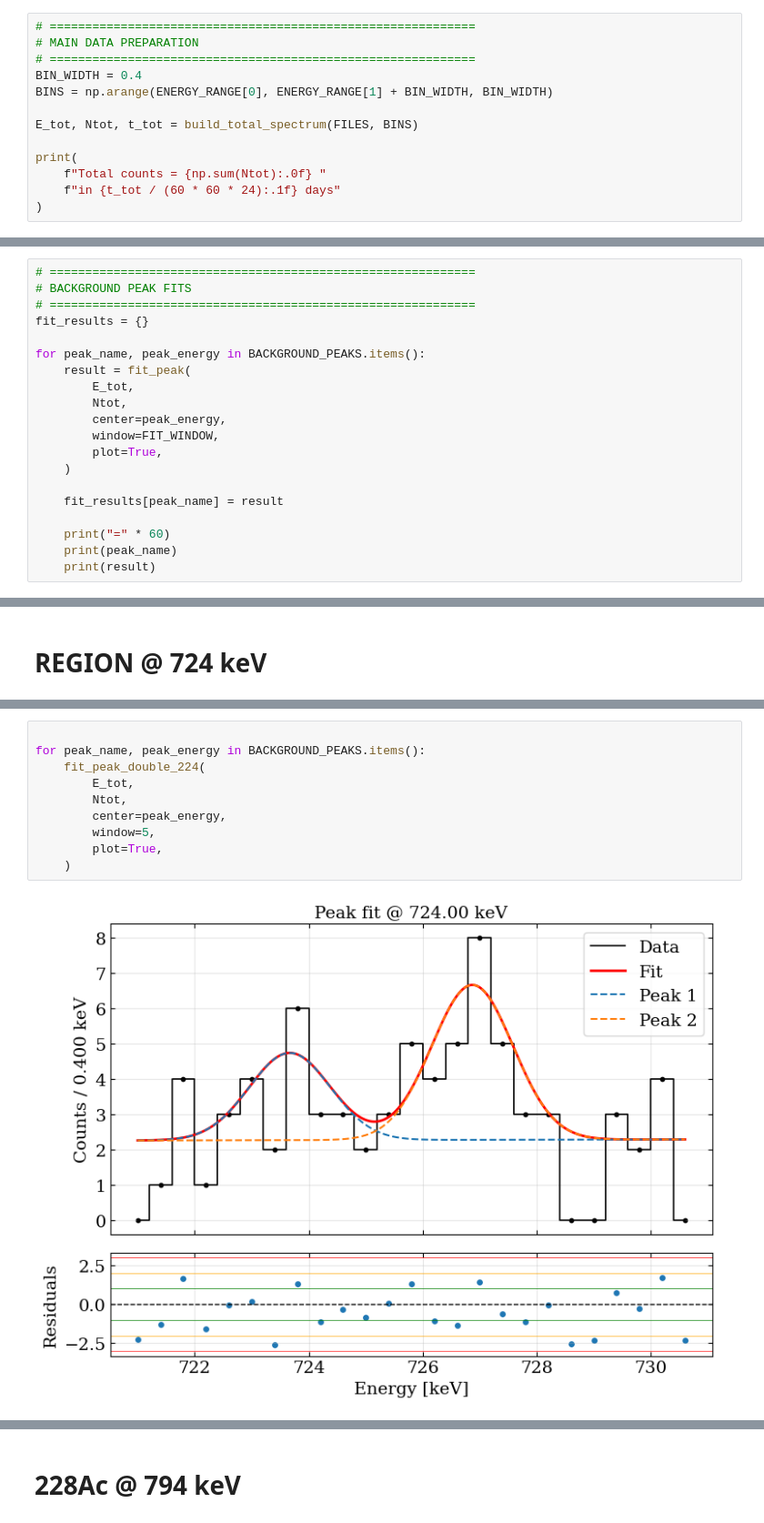
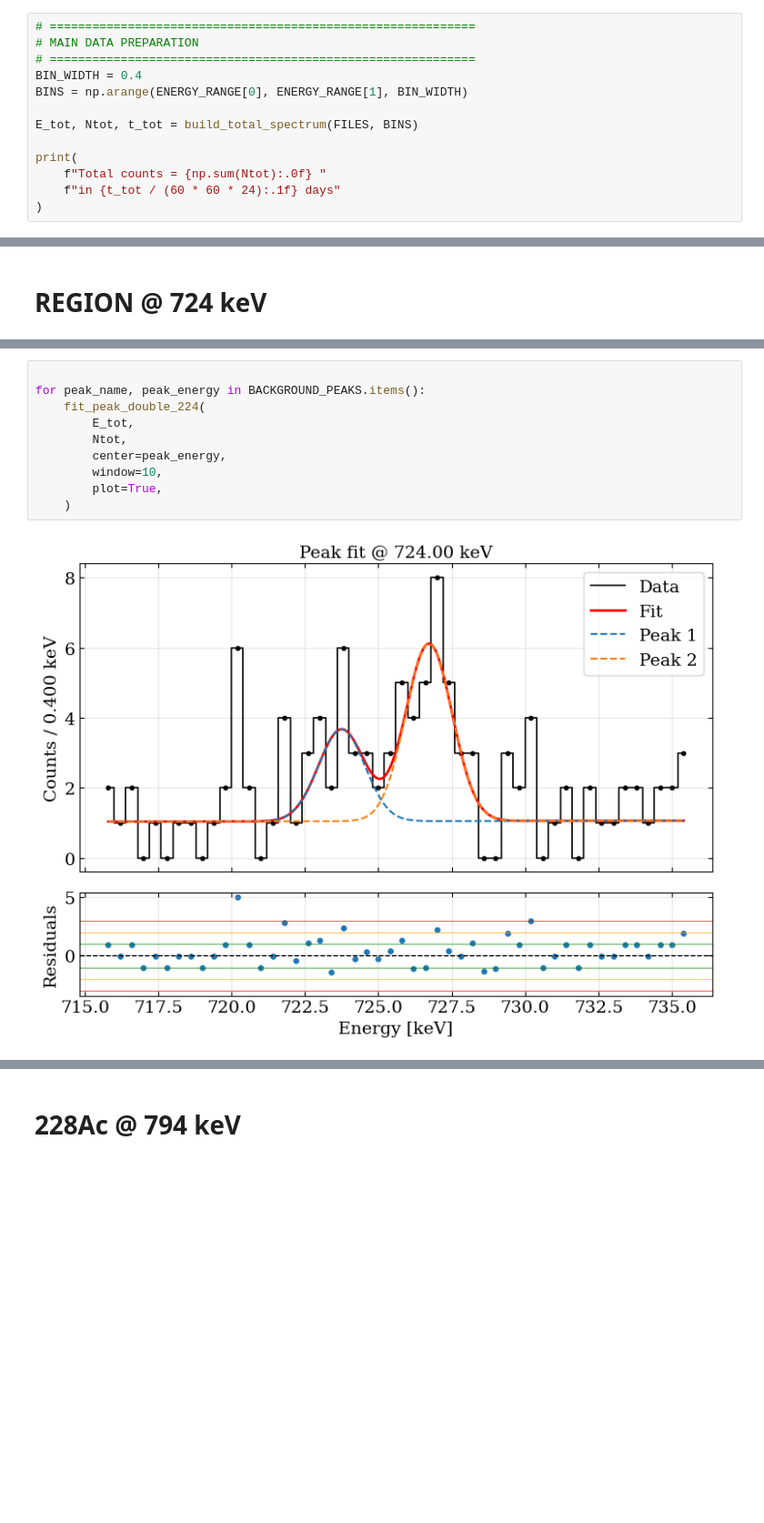
Before and after one commit to RitaF00/ZrO2-double-beta-decay, a Jupyter notebook: 96Zr/backgorund_characterization.ipynb, the cells around one changed output, grey strips where cells are left out. Shown at 91% size. Cells and saved outputs as stored; diff of their text form; blank space fills up the shorter version.

```diff
--- a/96Zr/backgorund_characterization.ipynb
+++ b/96Zr/backgorund_characterization.ipynb
@@ -261,7 +1264,7 @@ def build_total_spectrum(files_config, bins):
 # MAIN DATA PREPARATION
 # ============================================================
 BIN_WIDTH = 0.4
-BINS = np.arange(ENERGY_RANGE[0], ENERGY_RANGE[1] + BIN_WIDTH, BIN_WIDTH)
+BINS = np.arange(ENERGY_RANGE[0], ENERGY_RANGE[1], BIN_WIDTH)
 
 E_tot, Ntot, t_tot = build_total_spectrum(FILES, BINS)
 
@@ -775,20 +1328,0 @@ np.float64(0.9397409988008136)
-# %%
-# ============================================================
-# BACKGROUND PEAK FITS
-# ============================================================
-fit_results = {}
-
-for peak_name, peak_energy in BACKGROUND_PEAKS.items():
-    result = fit_peak(
-        E_tot,
-        Ntot,
-        center=peak_energy,
-        window=FIT_WINDOW,
-        plot=True,
-    )
-
-    fit_results[peak_name] = result
-
-    print("=" * 60)
-    print(peak_name)
-    print(result)
@@ -1056,12 +1337,12 @@ def fit_peak_double_224(E, counts, center, window, plot=True):
 # %%
 
 for peak_name, peak_energy in BACKGROUND_PEAKS.items():
     fit_peak_double_224(
         E_tot,
         Ntot,
         center=peak_energy,
-        window=5,
+        window=10,
         plot=True,
     )
 # %% [output]
-[figure, old version]
+[figure, new version]
```
Also changed, not shown: parts of 46 cells of this notebook, 8 other files.
